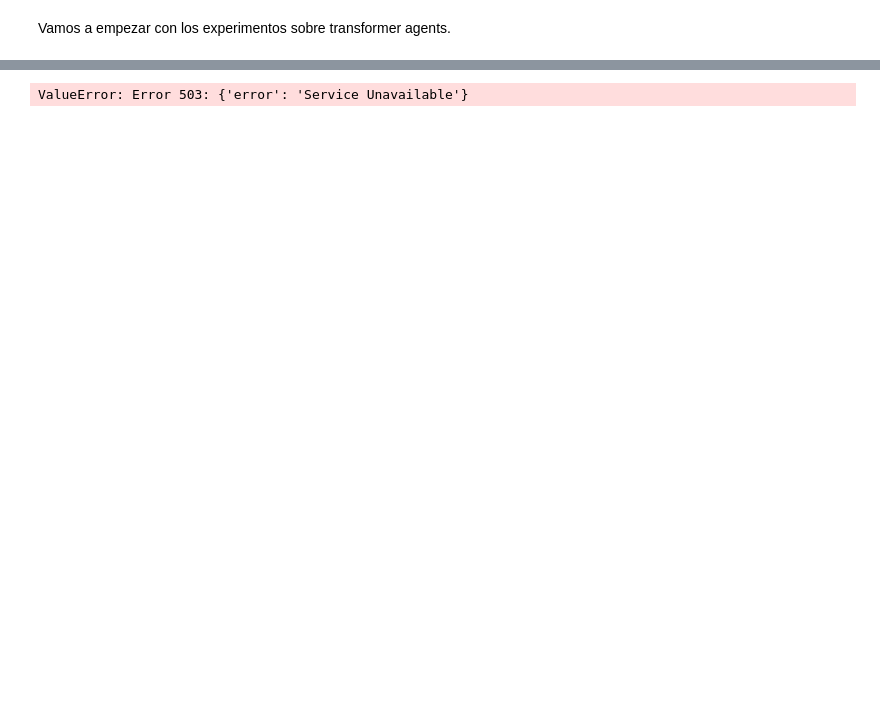
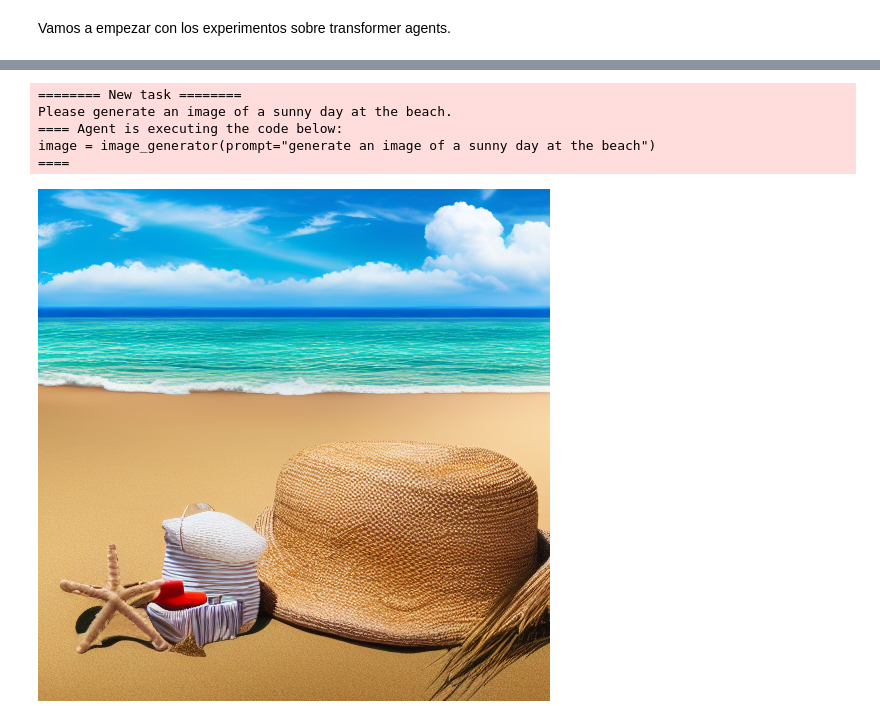
Before and after one commit to AlbertoEscrivaCastro/TFM, a Jupyter notebook: AnomalyAgent_Pruebas.ipynb, the cells around one changed output, grey strips where cells are left out. Saved outputs shown, nothing was run; the diff lists cells and outputs as text; code cells hidden in the pictures; blank space fills up the shorter version.

```diff
--- a/AnomalyAgent_Pruebas.ipynb
+++ b/AnomalyAgent_Pruebas.ipynb
@@ -53,0 +96,5 @@ StarCoder is initialized 🦾
+# %%
+agent.run(
+    "Could you translate this 'text' from Spanish, say it out loud and give me the audio.",
+    text='Este código funciona correctamente.',
+)
@@ -53,0 +113,4 @@ StarCoder is initialized 🦾
+# %%
+agent.run(
+    "Could you translate the next sentence from Spanish, say it out loud and give me the audio. 'Este código funciona correctamente.'"
+)
@@ -53,0 +126,4 @@ StarCoder is initialized 🦾
+# %%
+agent.run(
+    "Could you translate the next sentence from French, say it out loud and give me the audio. 'Où est la boulangerie la plus proche?'"
+)
@@ -53,0 +139,2 @@ StarCoder is initialized 🦾
+# %%
+agent.run( "Could you draw a picture of some rivers and lakes." )
@@ -54,7 +148,15 @@ StarCoder is initialized 🦾
+# %%
+agent.run("Please generate an image of a sunny day at the beach.")
+# %% [output]
+======== New task ========
+Please generate an image of a sunny day at the beach.
+==== Agent is executing the code below:
+image = image_generator(prompt="generate an image of a sunny day at the beach")
+====
+[figure, added]
 # %%
 #picture = agent.run( "Generate an image of a boat in a forest." )
+agent = CodeAgent(tools=[], add_base_tools=True)
 picture		= agent.run( "Generate an image of some rivers and lakes." )
 picture
-# %% [output]
-ValueError: Error 503: {'error': 'Service Unavailable'}
 # %%
```
Also changed, not shown: parts of 20 cells of this notebook, 5 other files.
